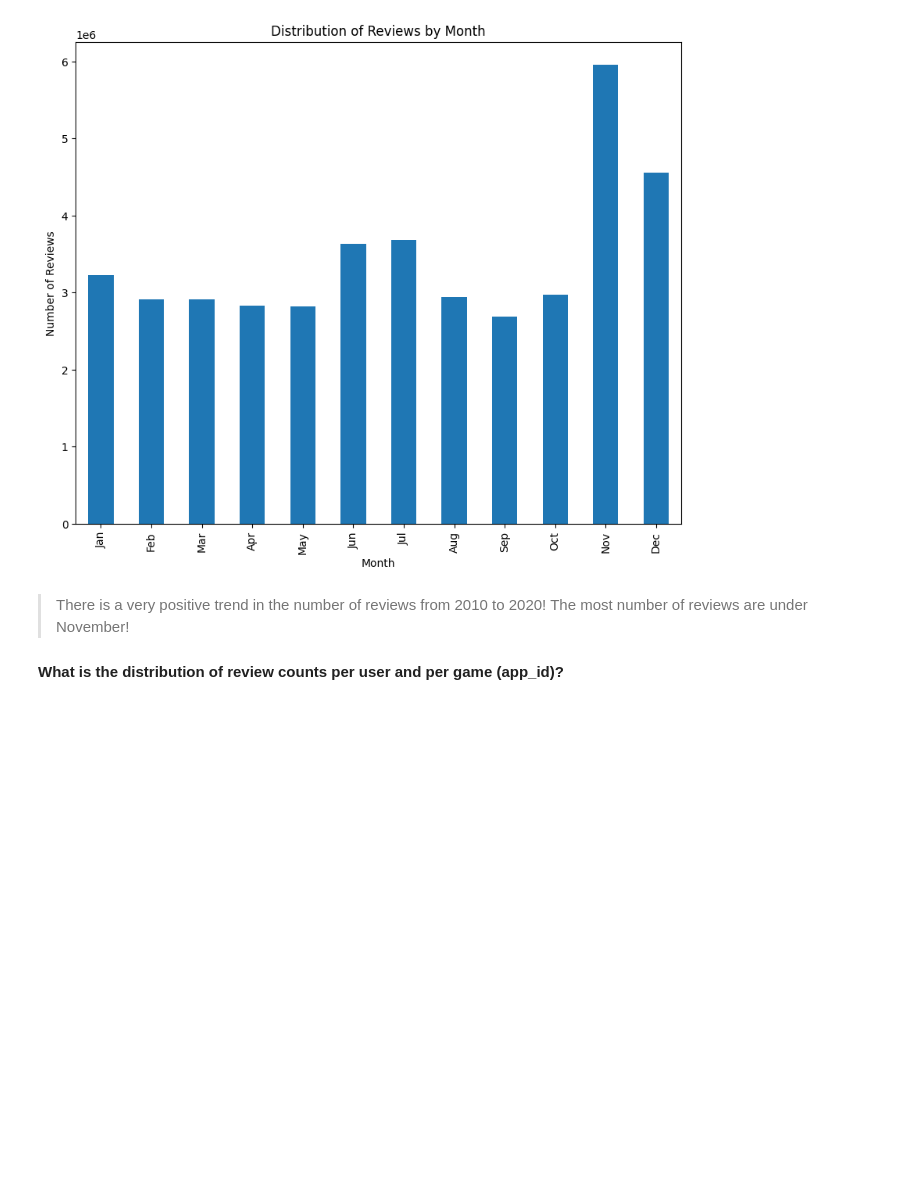
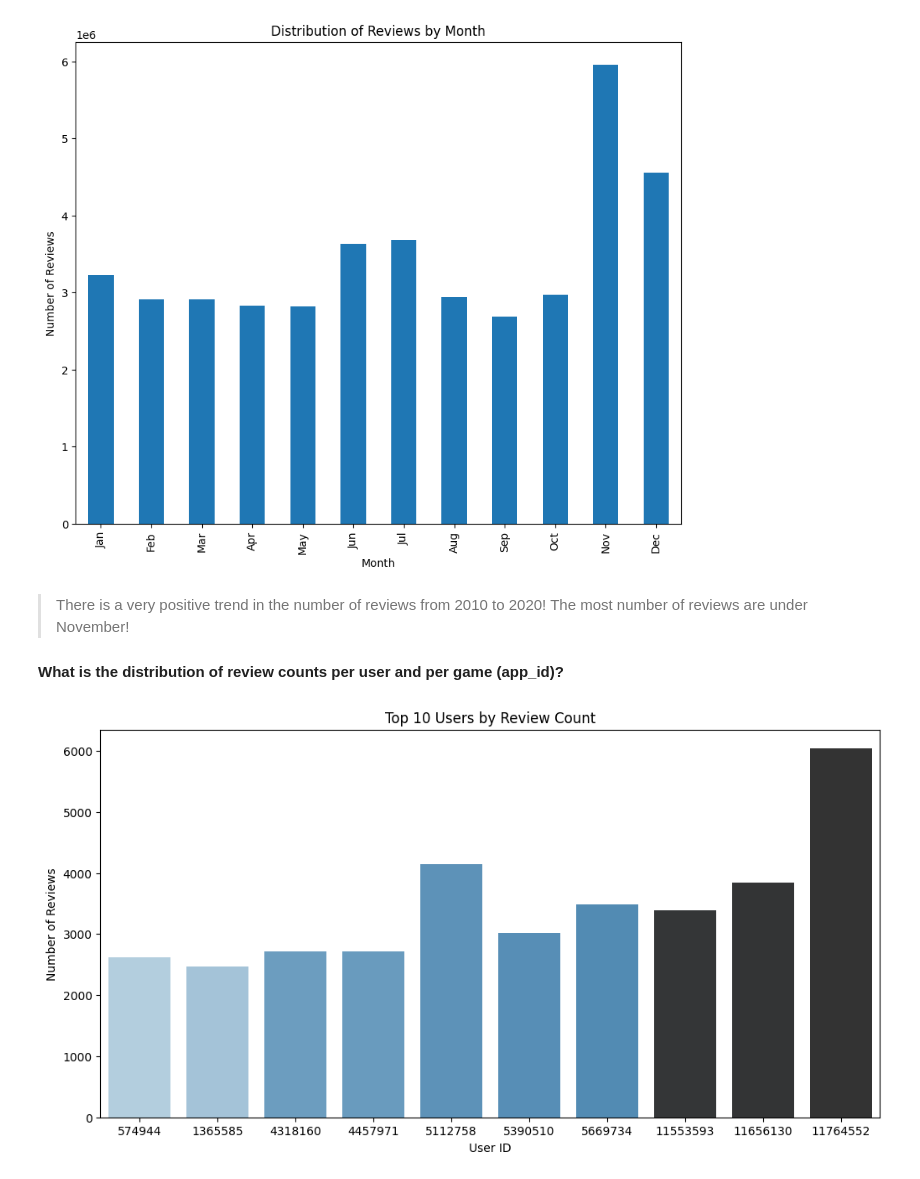
Before and after one commit to Darknight47/Data-Science-Project-02, a Jupyter notebook: steam_game_recommendation.ipynb, the cells around one changed output. Drawn from its saved outputs; the diff is of its cells as text; code cells hidden in the pictures; blank space fills up the shorter version.

Commit message:
distribution of review counts per user and per game

```diff
--- a/steam_game_recommendation.ipynb
+++ b/steam_game_recommendation.ipynb
@@ -364,3 +364,19 @@ plt.show()
 # %% [markdown]
 > There is a very positive trend in the number of reviews from 2010 to 2020! The most number of reviews are under November!
 #### What is the distribution of review counts per user and per game (app_id)?
+# %%
+# Group by 'user_id' and count the number of reviews per user
+user_review_counts = recommendations_df.groupby('user_id')['review_id'].count()
+
+# Get the top 10 users by review count
+top_10_users = user_review_counts.sort_values(ascending=False).head(10)
+# %%
+# Bar plot for top 10 users by review count
+plt.figure(figsize=(12, 6))
+sns.barplot(x=top_10_users.index, y=top_10_users.values, hue=top_10_users.index, palette='Blues_d', legend=False)
+plt.title('Top 10 Users by Review Count')
+plt.xlabel('User ID')
+plt.ylabel('Number of Reviews')
+plt.show()
+# %% [output]
+[figure, added]
```
Also changed, not shown: parts of 2 cells of this notebook.
